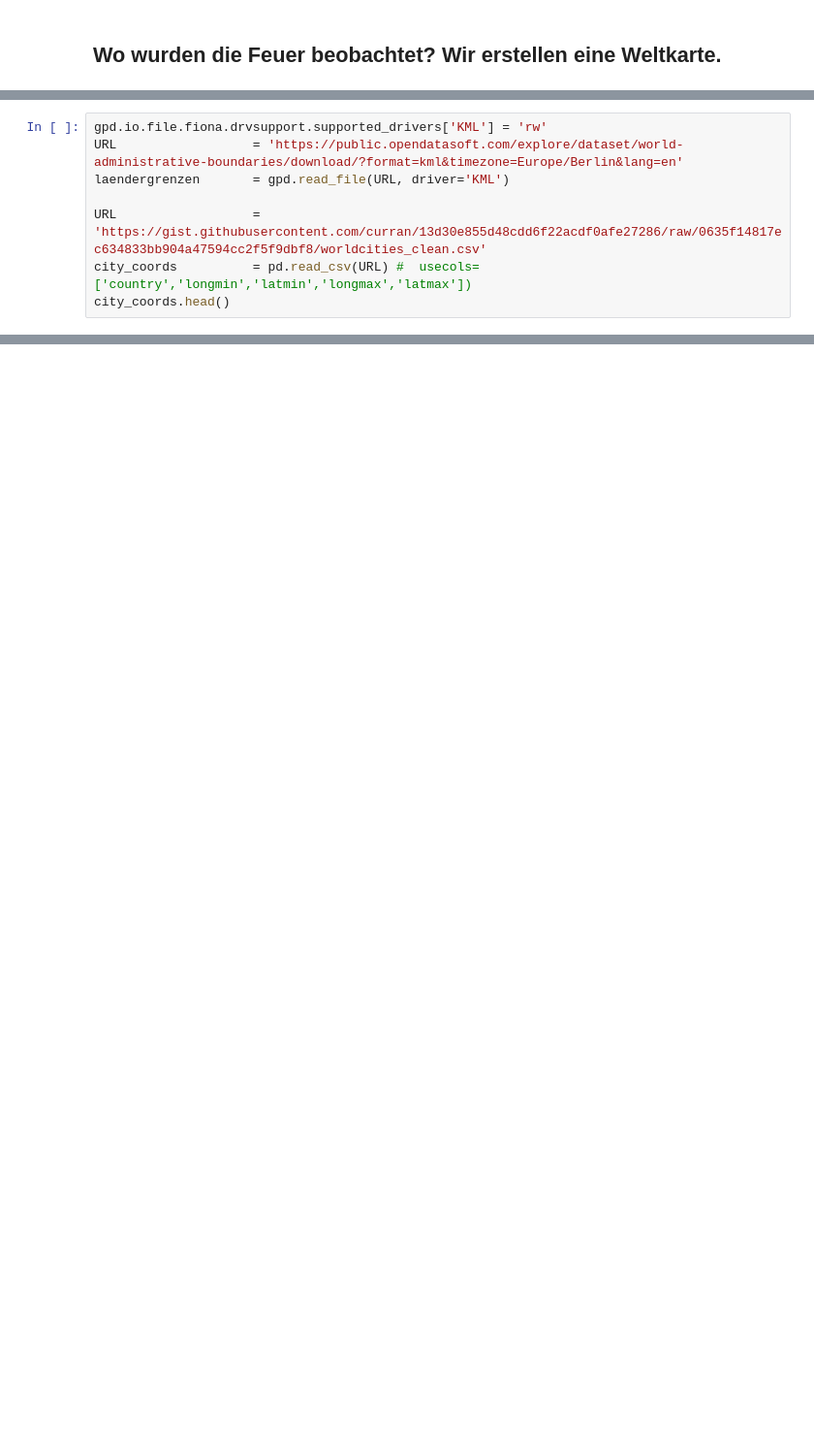
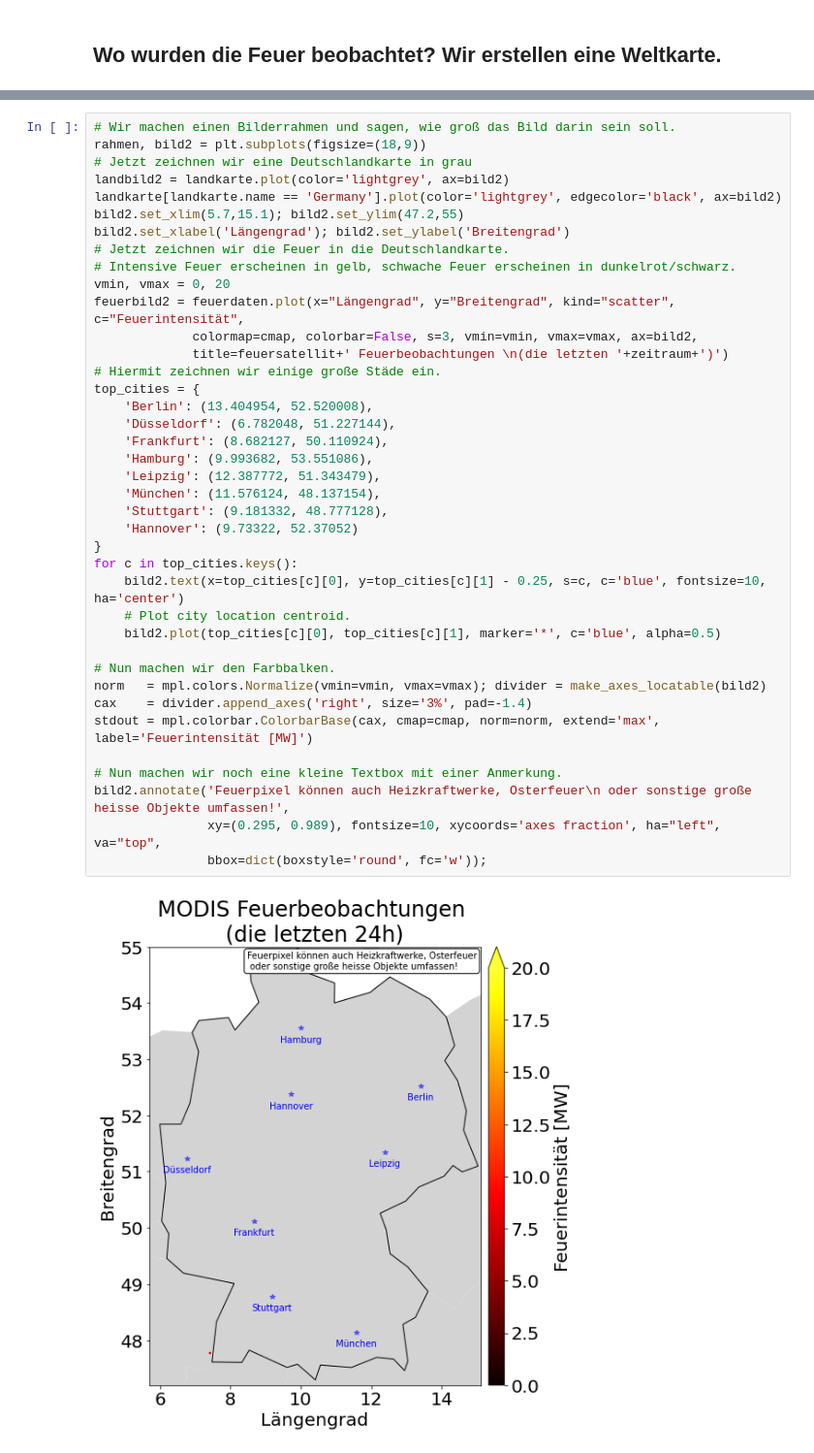
Before and after one commit to AtMoDat/DKRZ_GirlsDay23, a Jupyter notebook: notebooks/Feuer_der_letzten_24Stunden.ipynb, the cells around one changed output, grey strips where cells are left out. Shown: that part at 97% size. Cells and saved outputs as stored; diff of their text form; blank space fills up the shorter version.

```diff
--- a/notebooks/Feuer_der_letzten_24Stunden.ipynb
+++ b/notebooks/Feuer_der_letzten_24Stunden.ipynb
@@ -218,8 +154,0 @@ laender_bounds.head(4)
-# %%
-gpd.io.file.fiona.drvsupport.supported_drivers['KML'] = 'rw'
-URL                  = 'https://public.opendatasoft.com/explore/dataset/world-administrative-boundaries/download/?format=kml&timezone=Europe/Berlin&lang=en'
-laendergrenzen       = gpd.read_file(URL, driver='KML')
-
-URL                  = 'https://gist.githubusercontent.com/curran/13d30e855d48cdd6f22acdf0afe27286/raw/0635f14817ec634833bb904a47594cc2f5f9dbf8/worldcities_clean.csv'
-city_coords          = pd.read_csv(URL) #  usecols=['country','longmin','latmin','longmax','latmax'])
-city_coords.head()
@@ -331,0 +183,41 @@ _     = bild.annotate('Feuerpixel können auch Heizkraftwerke, Osterfeuer\n oder
+# %%
+# Wir machen einen Bilderrahmen und sagen, wie groß das Bild darin sein soll.
+rahmen, bild2 = plt.subplots(figsize=(18,9))
+# Jetzt zeichnen wir eine Deutschlandkarte in grau
+landbild2 = landkarte.plot(color='lightgrey', ax=bild2)
+landkarte[landkarte.name == 'Germany'].plot(color='lightgrey', edgecolor='black', ax=bild2)
+bild2.set_xlim(5.7,15.1); bild2.set_ylim(47.2,55)
+bild2.set_xlabel('Längengrad'); bild2.set_ylabel('Breitengrad')
+# Jetzt zeichnen wir die Feuer in die Deutschlandkarte.
+# Intensive Feuer erscheinen in gelb, schwache Feuer erscheinen in dunkelrot/schwarz.
+vmin, vmax = 0, 20
+feuerbild2 = feuerdaten.plot(x="Längengrad", y="Breitengrad", kind="scatter", c="Feuerintensität",
+             colormap=cmap, colorbar=False, s=3, vmin=vmin, vmax=vmax, ax=bild2,
+             title=feuersatellit+' Feuerbeobachtungen \n(die letzten '+zeitraum+')')
+# Hiermit zeichnen wir einige große Städe ein.
+top_cities = {
+    'Berlin': (13.404954, 52.520008),
+    'Düsseldorf': (6.782048, 51.227144),
+    'Frankfurt': (8.682127, 50.110924),
+    'Hamburg': (9.993682, 53.551086),
+    'Leipzig': (12.387772, 51.343479),
+    'München': (11.576124, 48.137154),
+    'Stuttgart': (9.181332, 48.777128),
+    'Hannover': (9.73322, 52.37052)
+}
+for c in top_cities.keys():
+    bild2.text(x=top_cities[c][0], y=top_cities[c][1] - 0.25, s=c, c='blue', fontsize=10, ha='center')
+    # Plot city location centroid.
+    bild2.plot(top_cities[c][0], top_cities[c][1], marker='*', c='blue', alpha=0.5)
+
+# Nun machen wir den Farbbalken.
+norm   = mpl.colors.Normalize(vmin=vmin, vmax=vmax); divider = make_axes_locatable(bild2)
+cax    = divider.append_axes('right', size='3%', pad=-1.4)
+stdout = mpl.colorbar.ColorbarBase(cax, cmap=cmap, norm=norm, extend='max', label='Feuerintensität [MW]')
+
+# Nun machen wir noch eine kleine Textbox mit einer Anmerkung.
+bild2.annotate('Feuerpixel können auch Heizkraftwerke, Osterfeuer\n oder sonstige große heisse Objekte umfassen!',
+               xy=(0.295, 0.989), fontsize=10, xycoords='axes fraction', ha="left", va="top",
+               bbox=dict(boxstyle='round', fc='w'));
+# %% [output]
+[figure, added]
```
Also changed, not shown: parts of 43 cells of this notebook, 2 other files.
